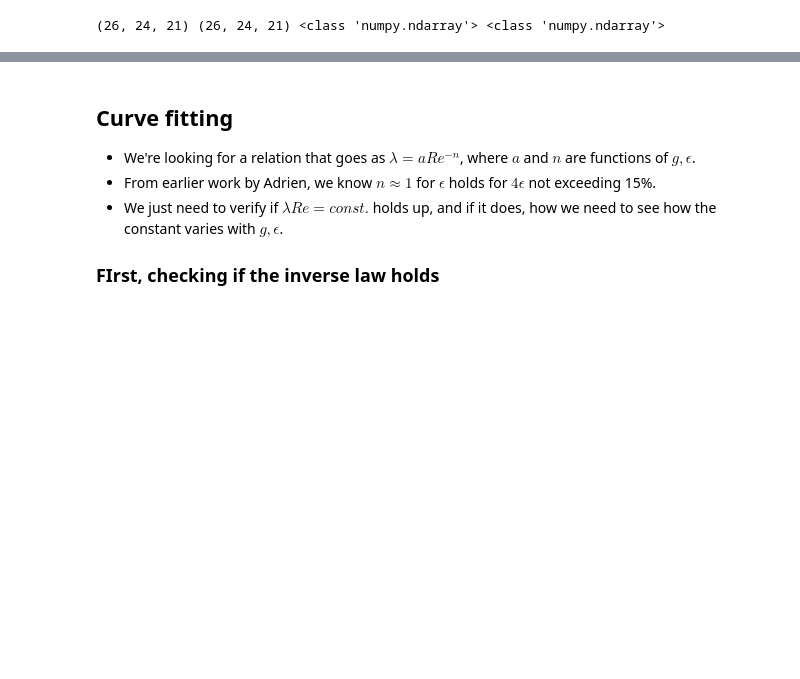
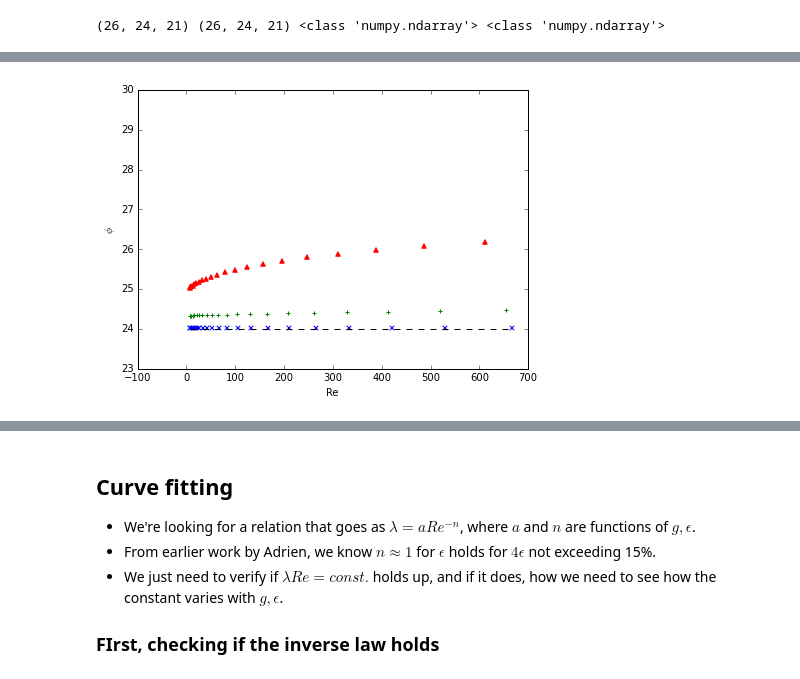
Before and after one commit to saba-vadarevu/Grooved-Channel-Flow, a Jupyter notebook: flowField.ipynb, the cells around one changed output, grey strips where cells are left out. Drawn from its saved outputs; the diff is of its cells as text; code cells hidden in the pictures; blank space fills up the shorter version.

```diff
--- a/flowField.ipynb
+++ b/flowField.ipynb
@@ -160,0 +338,91 @@ array([ 24.3984952 ,  24.40555882,  24.41571372,  24.42973331,
+# %%
+epsArr = vArr.getProperty('eps'); gArr = vArr.getProperty('g')
+# %%
+import matplotlib.pyplot as plt
+%matplotlib inline
+phiArr = ReWavy*fricFac
+keArr = np.asarray([6,17,21]);kgArr = np.asarray([1,11,22]); nRe=ReWavy.shape[2]
+print(epsArr[keArr,0,0])
+print(gArr[0,kgArr,0])
+
+markers = ['x','+','^']
+
+kg=kgArr[0]
+fig = plt.figure(figsize=(7,5))
+ax0 = fig.add_subplot(111)
+plt.xlabel('Re'); plt.ylabel('$\\phi$')
+plt.ylim([23.,30.])
+plt.xlim([-100,700])
+
+ax4,=ax0.plot(ReWavy[keArr[0],kg,:], 24.*np.ones(nRe),linestyle='--',color='k')
+plt.savefig('./figures/phiRe0.pdf',format='pdf')
+
+ax1=ax0.scatter(ReWavy[keArr[0],kg,:], phiArr[keArr[0],kg,:], marker=markers[0],color='b')
+plt.savefig('./figures/phiRe11.pdf',format='pdf')
+
+ax2=ax0.scatter(ReWavy[keArr[1],kg,:], phiArr[keArr[1],kg,:], marker=markers[1],color='g')
+plt.savefig('./figures/phiRe12.pdf',format='pdf')
+
+ax3=ax0.scatter(ReWavy[keArr[2],kg,:], phiArr[keArr[2],kg,:], marker=markers[2],color='r')
+plt.savefig('./figures/phiRe13.pdf',format='pdf')
+
+
+kg=kgArr[1]
+fig = plt.figure(figsize=(7,5))
+ax0 = fig.add_subplot(111)
+plt.xlabel('Re'); plt.ylabel('$\\phi$')
+plt.ylim([23.,30.])
+
+ax4,=ax0.plot(ReWavy[keArr[0],kg,:], 24.*np.ones(nRe),linestyle='--',color='k')
+plt.savefig('./figures/phiRe0.pdf',format='pdf')
+
+ax1=ax0.scatter(ReWavy[keArr[0],kg,:], phiArr[keArr[0],kg,:], marker=markers[0],color='b')
+plt.savefig('./figures/phiRe21.pdf',format='pdf')
+
+ax2=ax0.scatter(ReWavy[keArr[1],kg,:], phiArr[keArr[1],kg,:], marker=markers[1],color='g')
+plt.savefig('./figures/phiRe22.pdf',format='pdf')
+
+ax3=ax0.scatter(ReWavy[keArr[2],kg,:], phiArr[keArr[2],kg,:], marker=markers[2],color='r')
+plt.savefig('./figures/phiRe23.pdf',format='pdf')
+
+
+kg=kgArr[2]
+fig = plt.figure(figsize=(7,5))
+ax0 = fig.add_subplot(111)
+plt.xlabel('Re'); plt.ylabel('$\\phi$')
+plt.ylim([23.,30.])
+
+ax4,=ax0.plot(ReWavy[keArr[0],kg,:], 24.*np.ones(nRe),linestyle='--',color='k')
+#plt.savefig('./figures/phiRe0.pdf',format='pdf')
+
+ax1=ax0.scatter(ReWavy[keArr[0],kg,:], phiArr[keArr[0],kg,:], marker=markers[0],color='b')
+plt.savefig('./figures/phiRe31.pdf',format='pdf')
+
+ax2=ax0.scatter(ReWavy[keArr[1],kg,:], phiArr[keArr[1],kg,:], marker=markers[1],color='g')
+plt.savefig('./figures/phiRe32.pdf',format='pdf')
+
+ax3=ax0.scatter(ReWavy[keArr[2],kg,:], phiArr[keArr[2],kg,:], marker=markers[2],color='r')
+plt.savefig('./figures/phiRe33.pdf',format='pdf')
+
+plt.show()
+
+kg = kgArr[0]
+fig = plt.figure(figsize=(7,5))
+ax0 = fig.add_subplot(111)
+plt.xlabel('Re'); plt.ylabel('$\\phi$')
+
+ax3=ax0.scatter(ReWavy[keArr[2],kg,:], phiArr[keArr[2],kg,:], marker=markers[2],color='r')
+phiMean = 0.5*(np.min(phiArr[keArr[2],kg,:])+np.max(phiArr[keArr[2],kg,:]))
+phiDev = np.max(phiArr[keArr[2],kg,:]) - phiMean
+print('phiMean, phiDev:',phiMean,phiDev)
+ax4=ax0.plot(ReWavy[keArr[2],kg,:],phiMean*np.ones(nRe), color='r')
+
+plt.annotate('$\\bar{\\phi}$',xy = (0.05,0.5),xycoords='axes fraction',
+             xytext=(0.05,0.5),textcoords='axes fraction',
+             arrowprops=dict(facecolor='white',shrink=0.000,width=0.0),
+            horizontalalignment='left', verticalalignment='top',fontsize=16)
+
+plt.savefig('./figures/phiRe4.jpeg',format='jpeg')
+
+plt.show()
+# %% [output]
@@ -160,0 +431 @@ array([ 24.3984952 ,  24.40555882,  24.41571372,  24.42973331,
+[figure, added]
```
Also changed, not shown: parts of 40 cells of this notebook, 1 other file.
